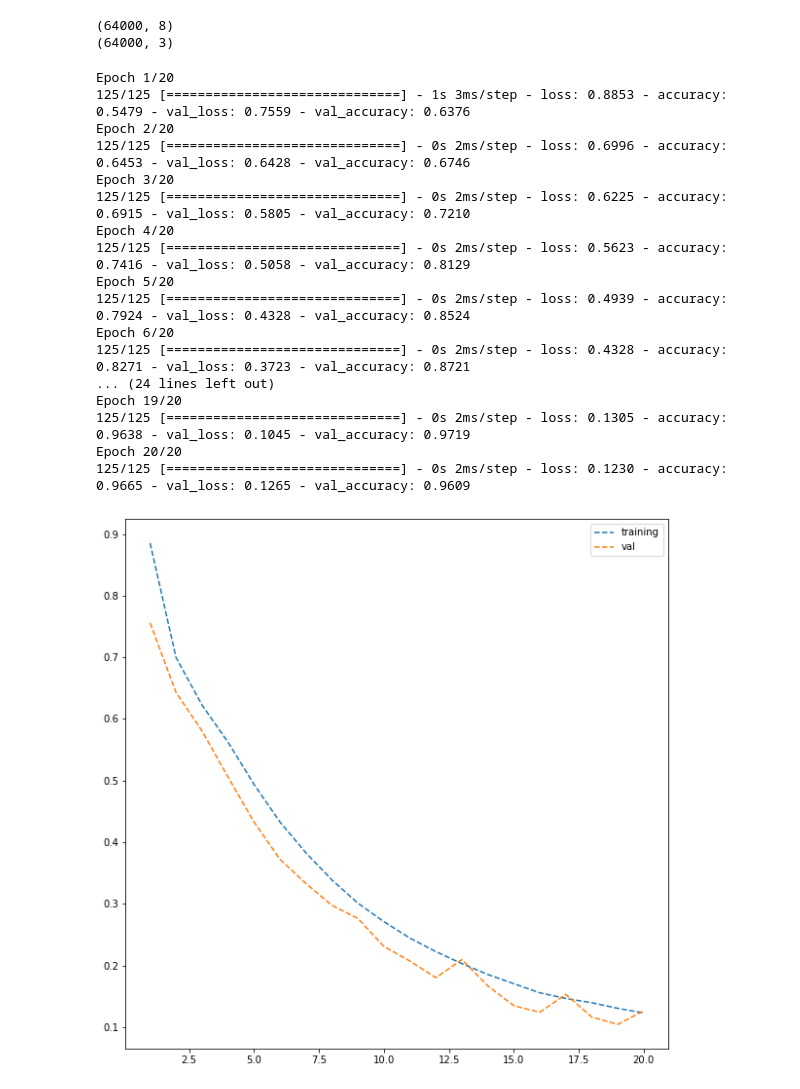
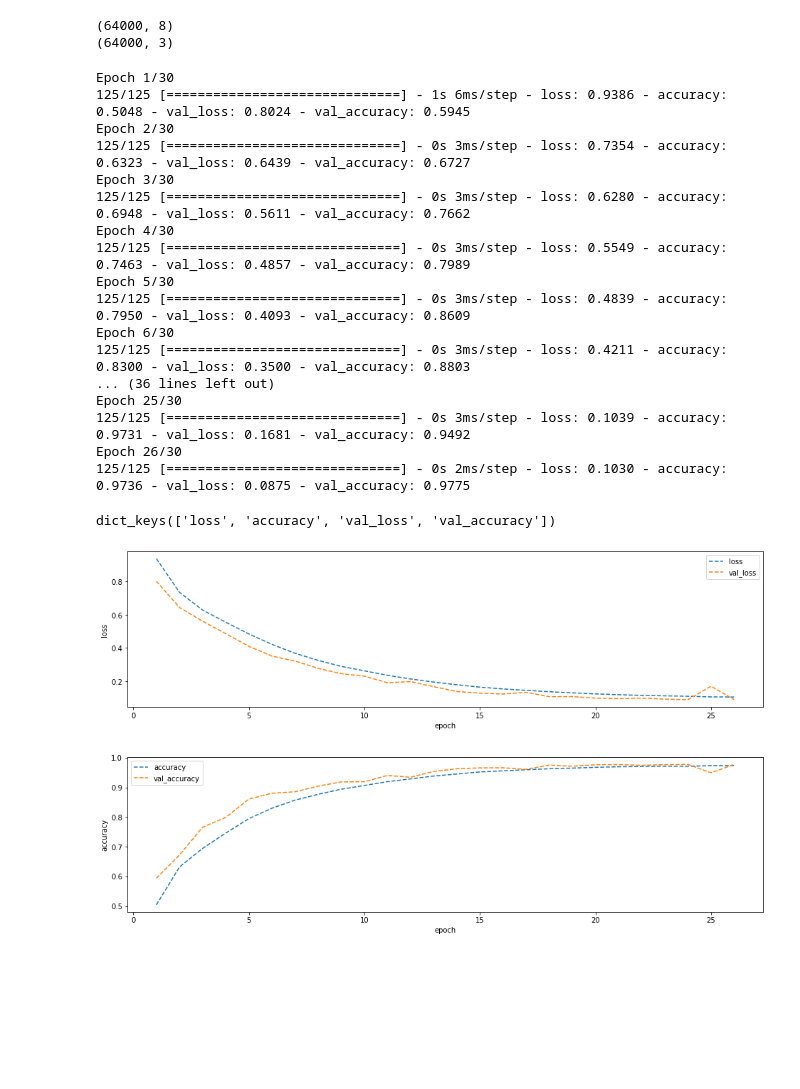
Before and after one commit to georaiser/01_Astronomy, a Jupyter notebook: Astronomy_Predictive_NN.ipynb, the cells around one changed output. Cells and saved outputs as stored; diff of their text form; code cells hidden in the pictures; blank space fills up the shorter version.

```diff
--- a/Astronomy_Predictive_NN.ipynb
+++ b/Astronomy_Predictive_NN.ipynb
@@ -83,7 +84,7 @@ print(y_train.shape)
 # make the model
 model = models.Sequential()
 model.add(layers.Dense(64,activation='relu', input_shape=(8,)))
-model.add(layers.Dropout(0.1))
+model.add(layers.Dropout(0.2))
 model.add(layers.Dense(32,activation='relu'))
 model.add(layers.Dropout(0.1))
 model.add(layers.Dense(3,activation='softmax'))
@@ -92,23 +93,34 @@ model.add(layers.Dense(3,activation='softmax'))
 model.compile(optimizer='rmsprop',
               loss='categorical_crossentropy',
               metrics=['accuracy'])
+# %%
+# early_stop
+early_stop = EarlyStopping(monitor='val_loss', patience=2)
+# %%
+# save best model
+modelCheckpoint = ModelCheckpoint('astronomy_model_NN.h5', save_best_only = True)
 # %%
-history = model.fit(X_train, y_train, epochs=20, batch_size=512, validation_data=(X_val,y_val))
+history = model.fit(X_train, y_train, epochs=30, batch_size=512, validation_data=(X_val,y_val),
+                   verbose=1, callbacks=[early_stop, modelCheckpoint])
 # %% [output]
-Epoch 1/20
-125/125 [==============================] - 1s 3ms/step - loss: 0.8853 - accuracy: 0.5479 - val_loss: 0.7559 - val_accuracy: 0.6376
-Epoch 2/20
-125/125 [==============================] - 0s 2ms/step - loss: 0.6996 - accuracy: 0.6453 - val_loss: 0.6428 - val_accuracy: 0.6746
-Epoch 3/20
-125/125 [==============================] - 0s 2ms/step - loss: 0.6225 - accuracy: 0.6915 - val_loss: 0.5805 - val_accuracy: 0.7210
-Epoch 4/20
-125/125 [==============================] - 0s 2ms/step - loss: 0.5623 - accuracy: 0.7416 - val_loss: 0.5058 - val_accuracy: 0.8129
-Epoch 5/20
-125/125 [==============================] - 0s 2ms/step - loss: 0.4939 - accuracy: 0.7924 - val_loss: 0.4328 - val_accuracy: 0.8524
-Epoch 6/20
-125/125 [==============================] - 0s 2ms/step - loss: 0.4328 - accuracy: 0.8271 - val_loss: 0.3723 - val_accuracy: 0.8721
-... (24 lines left out)
-Epoch 19/20
-125/125 [==============================] - 0s 2ms/step - loss: 0.1305 - accuracy: 0.9638 - val_loss: 0.1045 - val_accuracy: 0.9719
-Epoch 20/20
-125/125 [==============================] - 0s 2ms/step - loss: 0.1230 - accuracy: 0.9665 - val_loss: 0.1265 - val_accuracy: 0.9609
+Epoch 1/30
+125/125 [==============================] - 1s 6ms/step - loss: 0.9386 - accuracy: 0.5048 - val_loss: 0.8024 - val_accuracy: 0.5945
+Epoch 2/30
+125/125 [==============================] - 0s 3ms/step - loss: 0.7354 - accuracy: 0.6323 - val_loss: 0.6439 - val_accuracy: 0.6727
+Epoch 3/30
+125/125 [==============================] - 0s 3ms/step - loss: 0.6280 - accuracy: 0.6948 - val_loss: 0.5611 - val_accuracy: 0.7662
+Epoch 4/30
+125/125 [==============================] - 0s 3ms/step - loss: 0.5549 - accuracy: 0.7463 - val_loss: 0.4857 - val_accuracy: 0.7989
+Epoch 5/30
+125/125 [==============================] - 0s 3ms/step - loss: 0.4839 - accuracy: 0.7950 - val_loss: 0.4093 - val_accuracy: 0.8609
+Epoch 6/30
+125/125 [==============================] - 0s 3ms/step - loss: 0.4211 - accuracy: 0.8300 - val_loss: 0.3500 - val_accuracy: 0.8803
+... (36 lines left out)
+Epoch 25/30
+125/125 [==============================] - 0s 3ms/step - loss: 0.1039 - accuracy: 0.9731 - val_loss: 0.1681 - val_accuracy: 0.9492
+Epoch 26/30
+125/125 [==============================] - 0s 2ms/step - loss: 0.1030 - accuracy: 0.9736 - val_loss: 0.0875 - val_accuracy: 0.9775
+# %%
+history.history.keys()
+# %% [output]
+dict_keys(['loss', 'accuracy', 'val_loss', 'val_accuracy'])
@@ -115,16 +133,25 @@ Epoch 20/20
 # %%
-history_dict = history.history
-loss_values = history_dict['loss']
-val_loss_values = history_dict['val_loss']
-
-fig = plt.figure(figsize=(10,10))
+fig = plt.figure(figsize=(16,4))
 epoch = range(1,len(loss_values)+1)
-plt.plot(epoch,loss_values, '--',label='training')
-plt.plot(epoch,val_loss_values, '--',label='val')
+plt.plot(epoch,loss_values, '--',label='loss')
+plt.plot(epoch,val_loss_values, '--',label='val_loss')
 plt.legend()
+plt.xlabel('epoch')
+plt.ylabel('loss')
 plt.show()
 # %% [output]
-[figure, old version]
+[figure, new version]
+# %%
+fig = plt.figure(figsize=(16,4))
+epoch = range(1,len(loss_values)+1)
+plt.plot(epoch,accuracy_values, '--',label='accuracy')
+plt.plot(epoch,val_accuracy_values, '--',label='val_accuracy')
+plt.legend()
+plt.xlabel('epoch')
+plt.ylabel('accuracy')
+plt.show()
+# %% [output]
+[figure, added]
 # %%
 model.evaluate(X_test,y_test)
 # %% [output]
```
Also changed, not shown: parts of 7 cells of this notebook, 2 other files.
